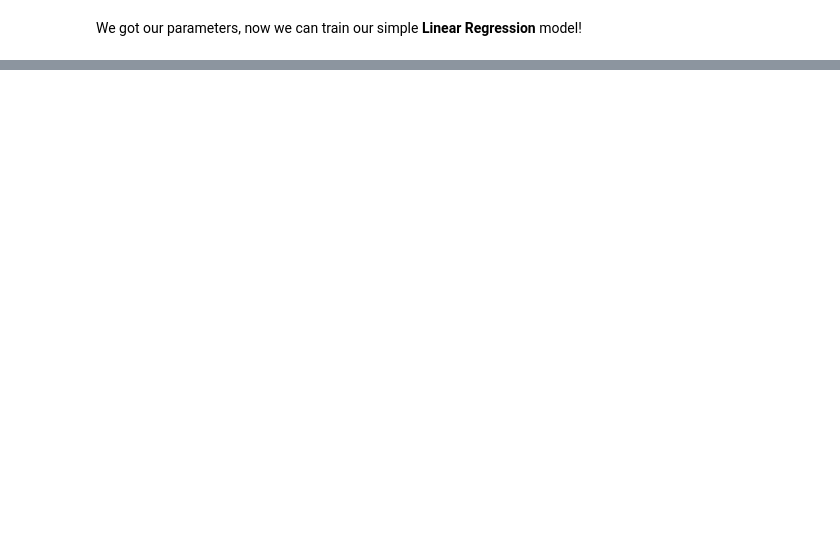
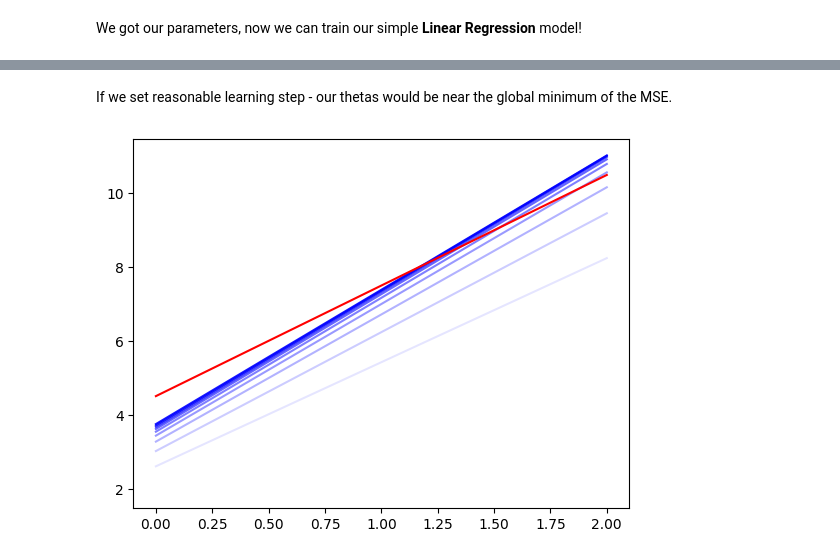
Before and after one commit to yeghor/Learning-Machine-Learning, a Jupyter notebook: jupyter_notes/Training-Models-3.ipynb, the cells around one changed output, grey strips where cells are left out. Drawn from its saved outputs; the diff is of its cells as text; code cells hidden in the pictures; blank space fills up the shorter version.

```diff
--- a/jupyter_notes/Training-Models-3.ipynb
+++ b/jupyter_notes/Training-Models-3.ipynb
@@ -68,0 +117,13 @@ plt.show()
+# %%
+eta = 0.1
+n_epochs = 1000
+m = len(X_d)
+
+np.random.seed(42)
+theta = np.random.rand(2, 1)
+
+for _ in range(n_epochs):
+    gradients = (2 / m) * X_d.T @ (X_d @ theta - y)
+    theta = theta - eta * gradients
+
+theta
@@ -68,0 +137,21 @@ plt.show()
+# %%
+def plot_gradient_descent(eta: int, n_epochs: int, X: np.array, best_theta: np.array = None):
+    thetas = []
+    theta = np.random.rand(2, 1)
+
+    for _ in range(n_epochs):
+        gradients = (2 / m) * X_d.T @ (X_d @ theta - y)
+        theta = theta - eta * gradients
+        thetas.append(theta)
+
+    X_model_line = np.array([[0], [2]])
+
+    for i, theta in enumerate(thetas):
+        predictions = add_dummy_feature(X=X_model_line) @ theta
+
+        plt.plot(X_model_line, predictions, color="blue", alpha=1/n_epochs*i)
+
+    if best_theta is not None:
+        plt.plot(X_model_line, add_dummy_feature(X=X_model_line) @ best_theta, color="red")
+
+    plt.show()
@@ -68,0 +166,6 @@ plt.show()
+# %% [markdown]
+If we set reasonable learning step - our thetas would be near the global minimum of the MSE.
+# %%
+plot_gradient_descent(0.1, 10, X_d, best_theta=theta)
+# %% [output]
+[figure, added]
```
Also changed, not shown: parts of 26 cells of this notebook.
